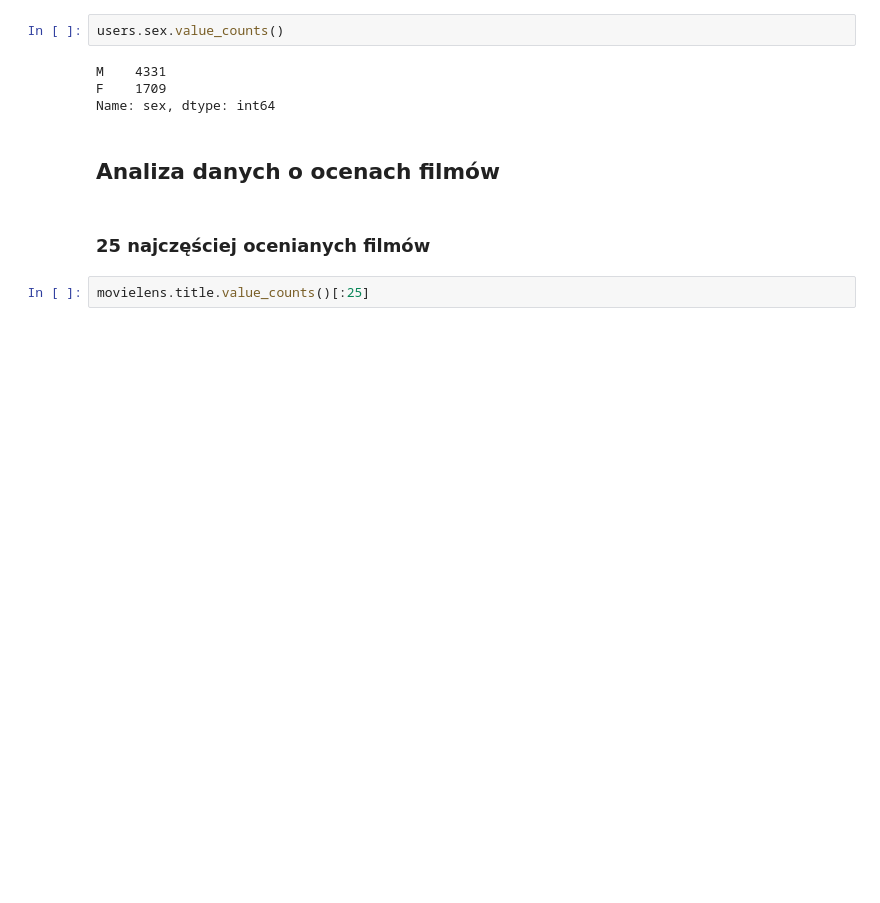
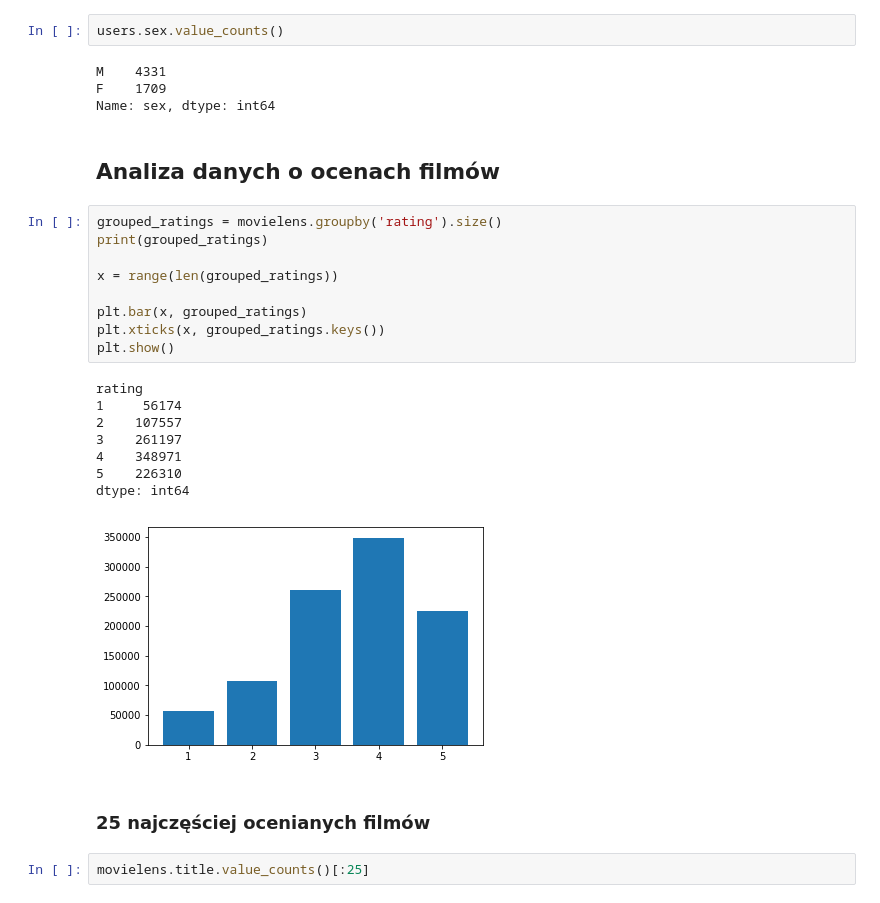
Before and after one commit to ksiazekm/movielens-analysis, a Jupyter notebook: playground/1M-Analysis.ipynb, the cells around one changed output. Cells and saved outputs as stored; diff of their text form; blank space fills up the shorter version.

```diff
--- a/playground/1M-Analysis.ipynb
+++ b/playground/1M-Analysis.ipynb
@@ -98,6 +148,24 @@ F    1709
 Name: sex, dtype: int64
 # %% [markdown]
 ## Analiza danych o ocenach filmów
+# %%
+grouped_ratings = movielens.groupby('rating').size()
+print(grouped_ratings)
+
+x = range(len(grouped_ratings))
+
+plt.bar(x, grouped_ratings)
+plt.xticks(x, grouped_ratings.keys())
+plt.show()
+# %% [output]
+rating
+1     56174
+2    107557
+3    261197
+4    348971
+5    226310
+dtype: int64
+[figure, added]
 # %% [markdown]
 ### 25 najczęściej ocenianych filmów
 # %%
```
Also changed, not shown: parts of 6 cells of this notebook, 1 other file.
